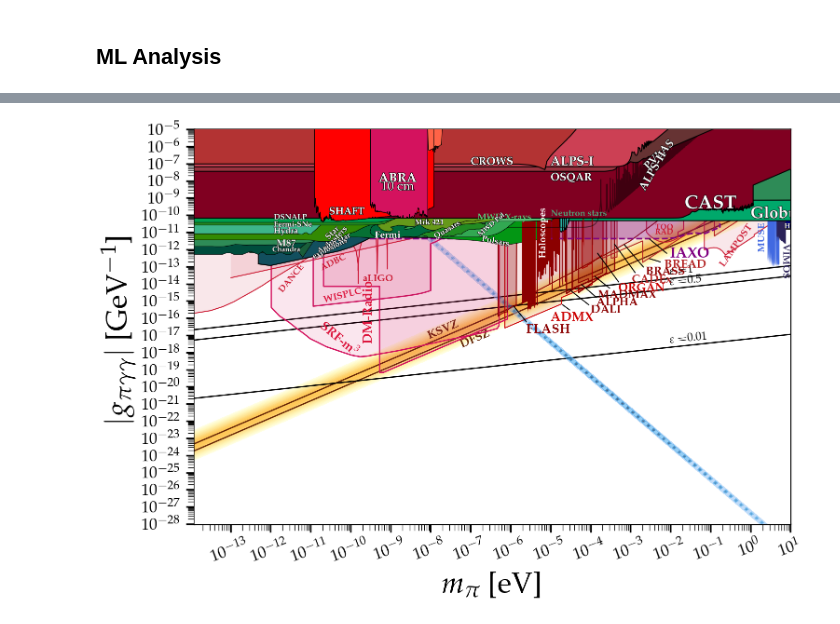
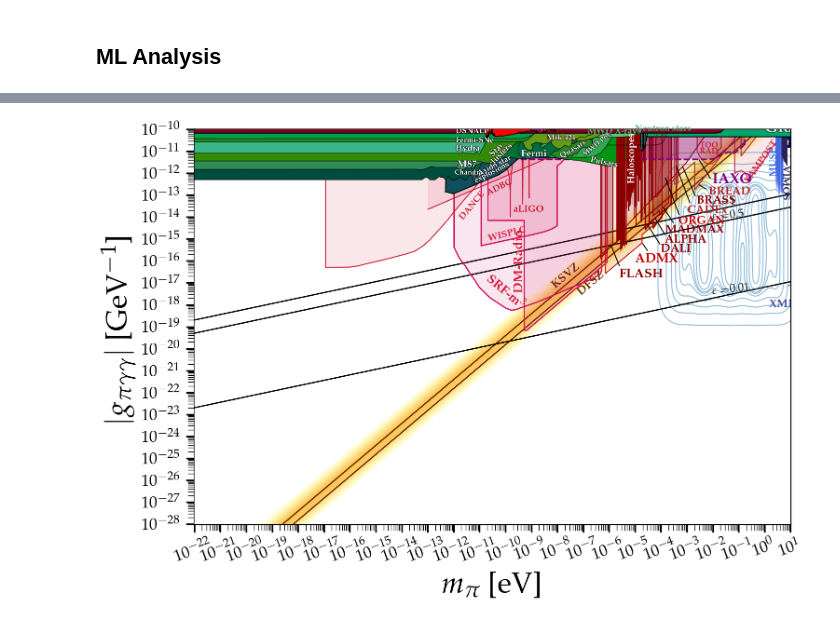
Before and after one commit to LoaneShark/pyAxiverse, a Jupyter notebook: param-analysis.ipynb, the cells around one changed output, grey strips where cells are left out. Drawn from its saved outputs; the diff is of its cells as text; code cells hidden in the pictures.

```diff
--- a/param-analysis.ipynb
+++ b/param-analysis.ipynb
@@ -625,14 +671,14 @@ def plot_scatter(df):
 # %%
 ## Load and prepare data for a specified category of runs
 version   = 'v3.2.7'
-conf_name = 'piaxiverse_Frho_SU3'  # name of config identifier/subfolder from which to import data. Use 'all' for all (non-debug) datasets of a given version number.
+conf_name = 'piaxiverse_GMR_test_SU3'  # name of config identifier/subfolder from which to import data. Use 'all' for all (non-debug) datasets of a given version number.
+#conf_name = 'piaxiverse_TRISAMPLE_SU3'
 #conf_name='all'
 
 reclass_method = None
 #reclass_method = 'heaviside'
 
-
-params_data, results_data, coeffs_data, units_df = prepare_data(config_name=conf_name, version=version, reclassify=reclass_method, load_images=True)
+params_data, results_data, coeffs_data, units_df = prepare_data(config_name=conf_name, version=version, reclassify=reclass_method, recalc_phase_diffs=True, load_images=True)
 print(params_data.columns)
 # %% [output]
 Missing parameter: units
@@ -897,29 +933,34 @@ secondary_dependents = ['m_u', 't_u', 'm_0', 'k_0', 'p_0']
 tertiary_dependents = ['dqm', 'm', 'm_r', 'm_n', 'm_c', 'p', 'p_r', 'p_n', 'p_c', 'amps', 'T_u', 'T_r', 'T_n', 'T_c']
 dependent_parameters = primary_inputs + secondary_inputs + tertiary_inputs
 k_dependents = ['k_class_arr', 'k_mean_arr', 'k_peak_arr', 'k_sens_arr', 'k_ratio_arr']
-# TODO: Maybe do correlation / metastatistics for sampled / dependent parameters as included parameters?
-sampled_params = ['d', 'Th', 'qc']
+# Phase sampling correlation parameters
+sampled_params = ['qc']
+total_phase_dependents = ['mean_d_tot', 'var_d_tot', 'min_d_tot', 'max_d_tot', 'mean_Th_tot', 'var_Th_tot', 'min_Th_tot', 'max_Th_tot']
+local_phase_dependents = ['mean_d_r', 'var_d_r', 'min_d_r', 'max_d_r', 'mean_d_n', 'var_d_n', 'min_d_n', 'max_d_n', 'mean_d_c', 'var_d_c', 'min_d_c', 'max_d_c']
+global_phase_dependents = ['mean_Th_r', 'var_Th_r', 'min_Th_r', 'max_Th_r', 'mean_Th_n', 'var_Th_n', 'min_Th_n', 'max_Th_n', 'mean_Th_c', 'var_Th_c', 'min_Th_c', 'max_Th_c']
+phase_parameters = total_phase_dependents + local_phase_dependents + global_phase_dependents
 # Unused parameters
 hidden_params = ['seed']
 cosmetic_params = ['config_name']
+redundant_params = ['d', 'Th']
 # Output/classification parameters
 primary_outputs = ['res_class', 'res_freq', 'res_band_class']
 secondary_outputs = ['res_band', 'res_freq_label', 'res_freq_class', 't_res', 'res_ratio_f', 'res_ratio_m']
 
 # Create unique sets and split vector-shaped parameters into separate columns
 performance_params = performance_inputs + performance_outputs + primary_inputs + \
-                     primary_sim_settings + secondary_sim_settings + ['config_name']
+                     primary_sim_settings + secondary_sim_settings + total_phase_dependents + ['config_name']
 time_param_set = vectorized_param_set(performance_params)
 
 correlation_params = primary_inputs + secondary_inputs + \
-                     primary_sim_settings + sampled_params + \
+                     primary_sim_settings + sampled_params + phase_parameters + \
                      primary_dependents + secondary_dependents + \
                      primary_outputs + secondary_outputs + ['config_name']
 corr_param_set = vectorized_param_set(correlation_params)
 
 disabled_params = hidden_params + k_dependents + constant_inputs + \
                   tertiary_inputs + tertiary_sim_settings + tertiary_dependents + \
-                  cosmetic_params
+                  cosmetic_params + redundant_params
 
 combined_params = correlation_params + performance_params + disabled_params
 #print(combined_params)
@@ -989,9 +1030,10 @@ max        100.0             NaN            NaN               NaN
 show_histograms = False
 show_pairplot   = True
 show_heatmap    = False
-pp_mode         = 'scatter'      # 'kde', 'scatter', or 'mixed' pairplot display kinds
+pp_mode         = 'kde'      # 'kde', 'scatter', or 'mixed' pairplot display kinds
 
-log_params  = ['p_0', 'p_t', 'F', 'L3', 'L4', 'm_q', 'eps', 'res_ratio_f', 'res_ratio_m', 'm_0', 'k_0', 'm_u', 't_u', 'qm_0', 'qm_1', 'qm_2', 'res_con', 'inf_con']
+log_params  = ['p_0', 'p_t', 'F', 'L3', 'L4', 'm_q', 'eps', 'res_ratio_f', 'res_ratio_m', 'm_0', 'k_0', 'm_u', 'qm_0', 'qm_1', 'qm_2', 'res_con', 'inf_con']
+#log_params  += ['t_u']
 dict_params = []
 keep_params = ['res_class', 'config_name', 'units', 'res_band_class']
 
@@ -1014,6 +1056,7 @@ if infs_to_nans:
     plot_data.replace([np.inf, -np.inf], np.nan, inplace=True)
 for col in plot_data.columns:
     if rescale_logparams and col in log_params:
+        #print(col)
         plot_data[col] = np.log10(plot_data[col])
     if filter_sampled:
         if col in sampled_params and col not in keep_params:
@@ -1228,7 +1330,7 @@ def plot_ALP_kde(data_in, verbosity=0, tex_fmt=True, fit_coupling=False):
     else:
         data_in['g_a'] = data_in.apply(lambda x, GeV=1e9: g_x_from_F_pi(F_pi=x['F']/GeV), axis=1)
 
-    zoomed_out = False
+    zoomed_out = True
     if zoomed_out:
         m_min = np.min([np.min(data_in['m_u']), 1.0e-22])
         m_max = np.max([np.max(data_in['m_u']), 1.0e1])
@@ -1311,7 +1413,7 @@ def plot_ALP_kde(data_in, verbosity=0, tex_fmt=True, fit_coupling=False):
     hue_order = ['res_class']
     palette = {'res_class': {'resonance': 'purple', 'burst': 'orange', 'none': 'teal', 'damp': 'grey'}}
 
-    sns.kdeplot(ax=ax2, data=plot_data, x='m_u', y='g_a', hue_order=hue_order, palette=palette, levels=10, fill=True, alpha=0.5)
+    sns.kdeplot(ax=ax2, data=plot_data, x='m_u', y='g_a', hue_order=hue_order, palette=palette, levels=10, fill=False, alpha=0.5)
 
     '''
     ## Plot star marker for this specific parameter configuration
@@ -1327,31 +1429,31 @@ def plot_ALP_kde(data_in, verbosity=0, tex_fmt=True, fit_coupling=False):
     if fit_coupling:
         g_u = g_x_from_m_x(m_u, epsilon=eps, lambda1=l1)
     else:
         g_u = g_x_from_F_pi(F_pi=F/GeV, eps=eps, l1=l1)
     ax1.scatter(m_u, g_u, s=2000, c='white', marker='*')
     ax1.scatter(m_u, g_u, s=1000, c=res_color, marker='*')
 
     # Secondary Data
     ax2 = plt.gcf().add_subplot()
     ax2.set_xscale('log')
     ax2.set_xlim(xmin, xmax)
     ax2.set_yscale('log')
     ax2.set_ylim(ymin, ymax)
     ax2.axis('off')
     ax2.set_zorder(2)
     if len(m[0] > 1):
         for m_v in m[0][1:]:
             if fit_coupling:
                 g_v = g_x_from_m_x(m_v, epsilon=eps, lambda1=l1)
             else:
                 g_v = g_x_from_F_pi(F_pi=F/GeV, eps=eps, l1=l1)
             ax2.scatter(m_v, g_v, s=1000, c='grey', marker='*')
     '''
     #plt.legend()
     plt.show()
 
 
 ALP_df = pd.DataFrame.copy(corr_df, deep=True)
 plot_ALP_kde(ALP_df, verbosity=9, fit_coupling=False)
 # %% [output]
-[figure, old version]
+[figure, new version]
```
Also changed, not shown: parts of 7 cells of this notebook.
